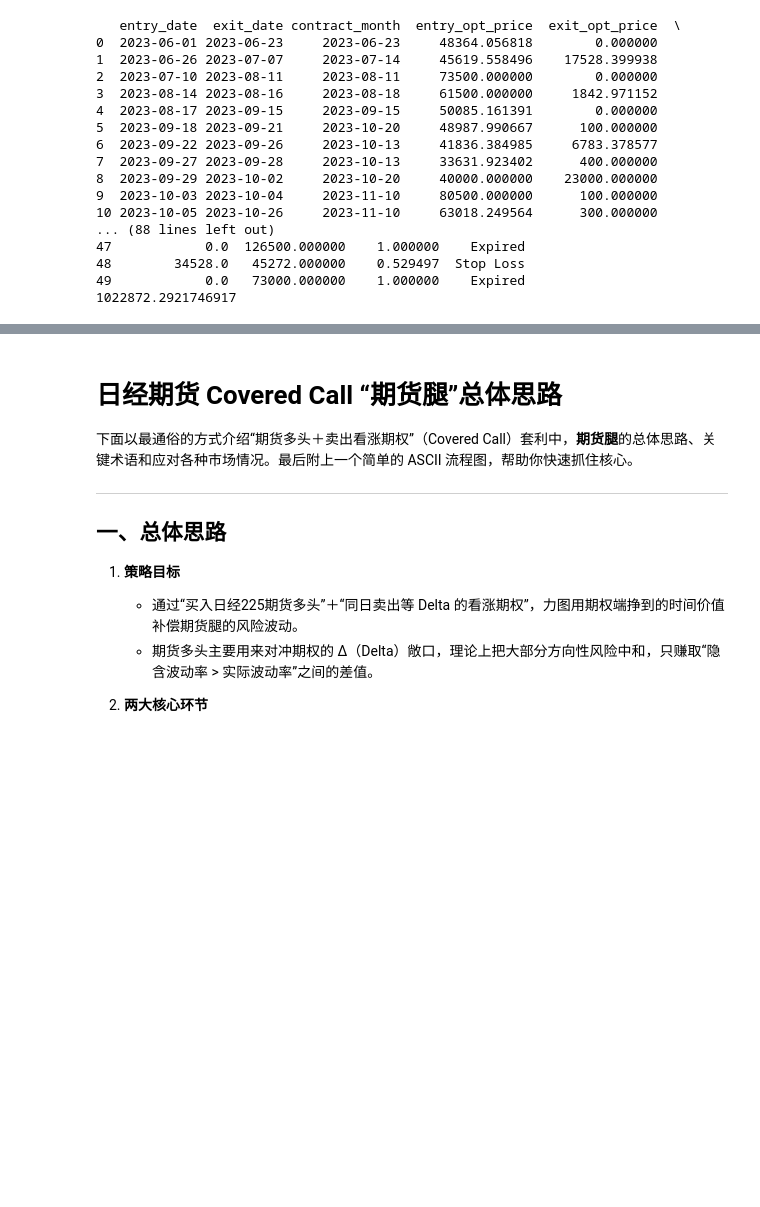
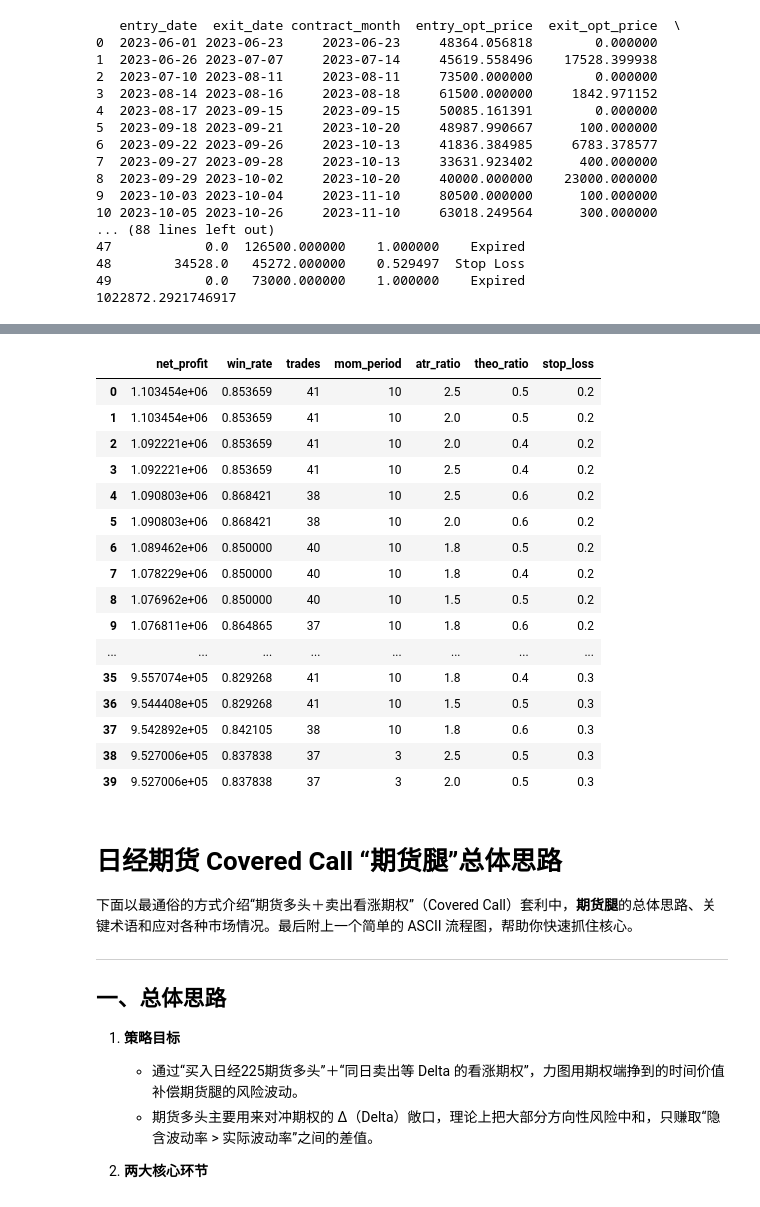
Before and after one commit to tenofovir/stock_analysis_tool, a Jupyter notebook: Quant.ipynb, the cells around one changed output, grey strips where cells are left out. Drawn from its saved outputs; the diff is of its cells as text; code cells hidden in the pictures; blank space fills up the shorter version.

```diff
--- a/Quant.ipynb
+++ b/Quant.ipynb
@@ -1229,3 +1656,23 @@ fig.show()
+# %%
+df_res.head(40)
+# %% [output]
+|  | net_profit | win_rate | trades | mom_period | atr_ratio | theo_ratio | stop_loss |
+| 0 | 1.103454e+06 | 0.853659 | 41 | 10 | 2.5 | 0.5 | 0.2 |
+| 1 | 1.103454e+06 | 0.853659 | 41 | 10 | 2.0 | 0.5 | 0.2 |
+| 2 | 1.092221e+06 | 0.853659 | 41 | 10 | 2.0 | 0.4 | 0.2 |
+| 3 | 1.092221e+06 | 0.853659 | 41 | 10 | 2.5 | 0.4 | 0.2 |
+| 4 | 1.090803e+06 | 0.868421 | 38 | 10 | 2.5 | 0.6 | 0.2 |
+| 5 | 1.090803e+06 | 0.868421 | 38 | 10 | 2.0 | 0.6 | 0.2 |
+| 6 | 1.089462e+06 | 0.850000 | 40 | 10 | 1.8 | 0.5 | 0.2 |
+| 7 | 1.078229e+06 | 0.850000 | 40 | 10 | 1.8 | 0.4 | 0.2 |
+| 8 | 1.076962e+06 | 0.850000 | 40 | 10 | 1.5 | 0.5 | 0.2 |
+| 9 | 1.076811e+06 | 0.864865 | 37 | 10 | 1.8 | 0.6 | 0.2 |
+| ... | ... | ... | ... | ... | ... | ... | ... |
+| 35 | 9.557074e+05 | 0.829268 | 41 | 10 | 1.8 | 0.4 | 0.3 |
+| 36 | 9.544408e+05 | 0.829268 | 41 | 10 | 1.5 | 0.5 | 0.3 |
+| 37 | 9.542892e+05 | 0.842105 | 38 | 10 | 1.8 | 0.6 | 0.3 |
+| 38 | 9.527006e+05 | 0.837838 | 37 | 3 | 2.5 | 0.5 | 0.3 |
+| 39 | 9.527006e+05 | 0.837838 | 37 | 3 | 2.0 | 0.5 | 0.3 |
 # %% [markdown]
 # 日经期货 Covered Call “期货腿”总体思路
 
```
Also changed, not shown: parts of 23 cells of this notebook.
